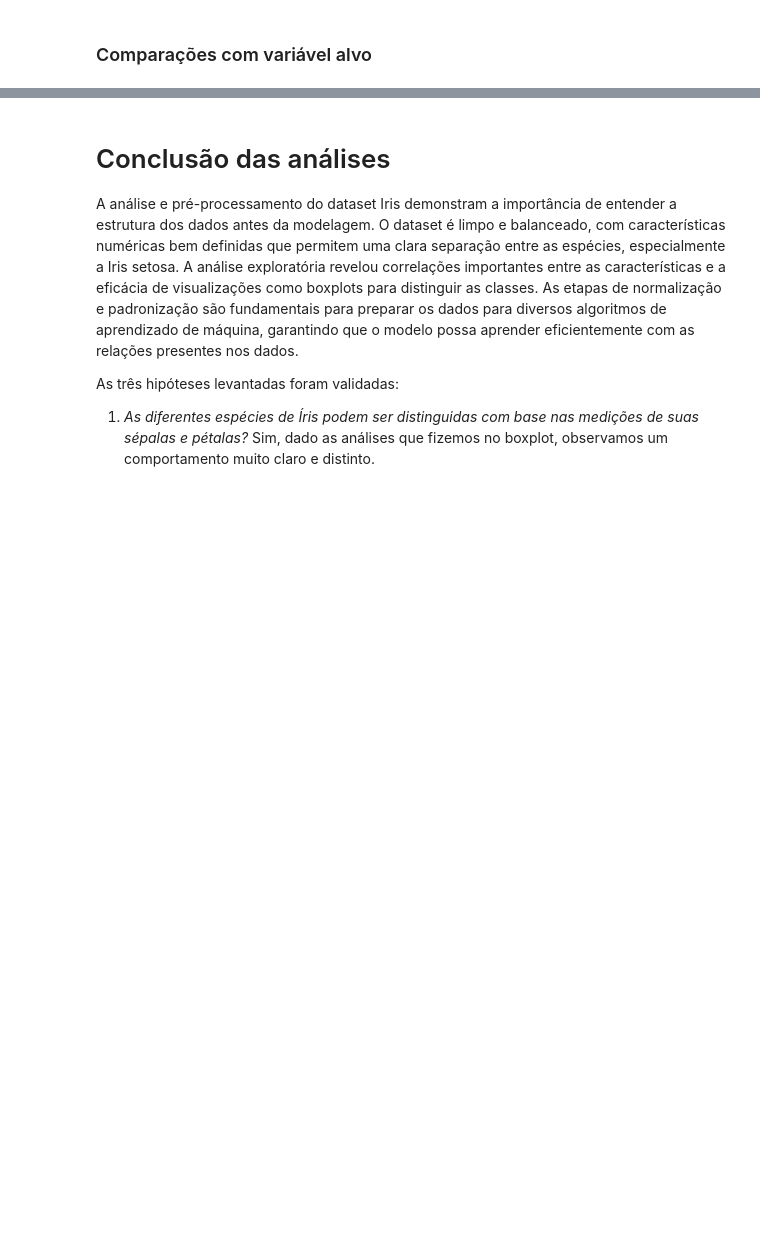
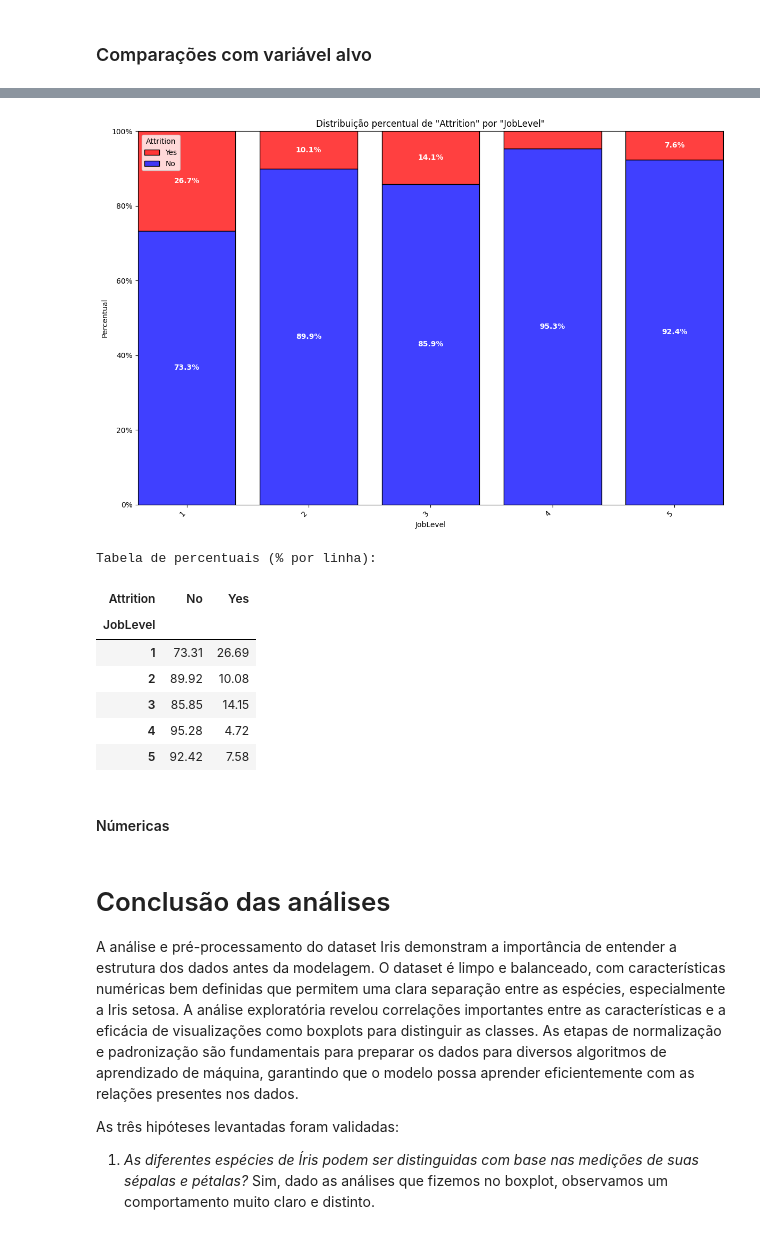
Before and after one commit to VitorMirandaAquino/pucrio-mvp-analise-dados, a Jupyter notebook: MVP_Análise_de_Dados_e_Boas_Práticas.ipynb, the cells around one changed output, grey strips where cells are left out. Saved outputs shown, nothing was run; the diff lists cells and outputs as text; code cells hidden in the pictures; blank space fills up the shorter version.

```diff
--- a/MVP_Análise_de_Dados_e_Boas_Práticas.ipynb
+++ b/MVP_Análise_de_Dados_e_Boas_Práticas.ipynb
@@ -1283,3 +1391,17 @@ analise_associacao(
+# %%
+analise_bivariada_categoricas(df, 'JobLevel', 'Attrition')
+# %% [output]
+[figure, added]
+Tabela de percentuais (% por linha):
+| Attrition | No | Yes |
+| JobLevel |  |  |
+| 1 | 73.31 | 26.69 |
+| 2 | 89.92 | 10.08 |
+| 3 | 85.85 | 14.15 |
+| 4 | 95.28 | 4.72 |
+| 5 | 92.42 | 7.58 |
+# %% [markdown]
+#### Númericas
 # %% [markdown]
 # Conclusão das análises
 
```
Also changed, not shown: parts of 7 cells of this notebook.
